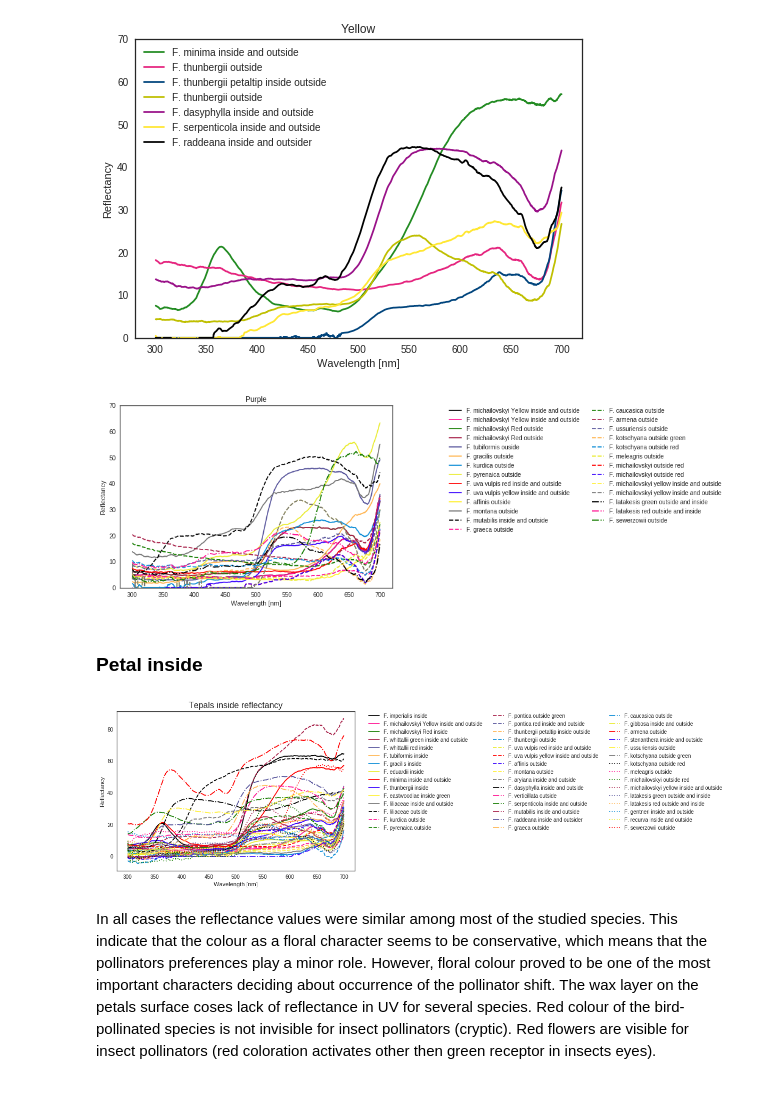
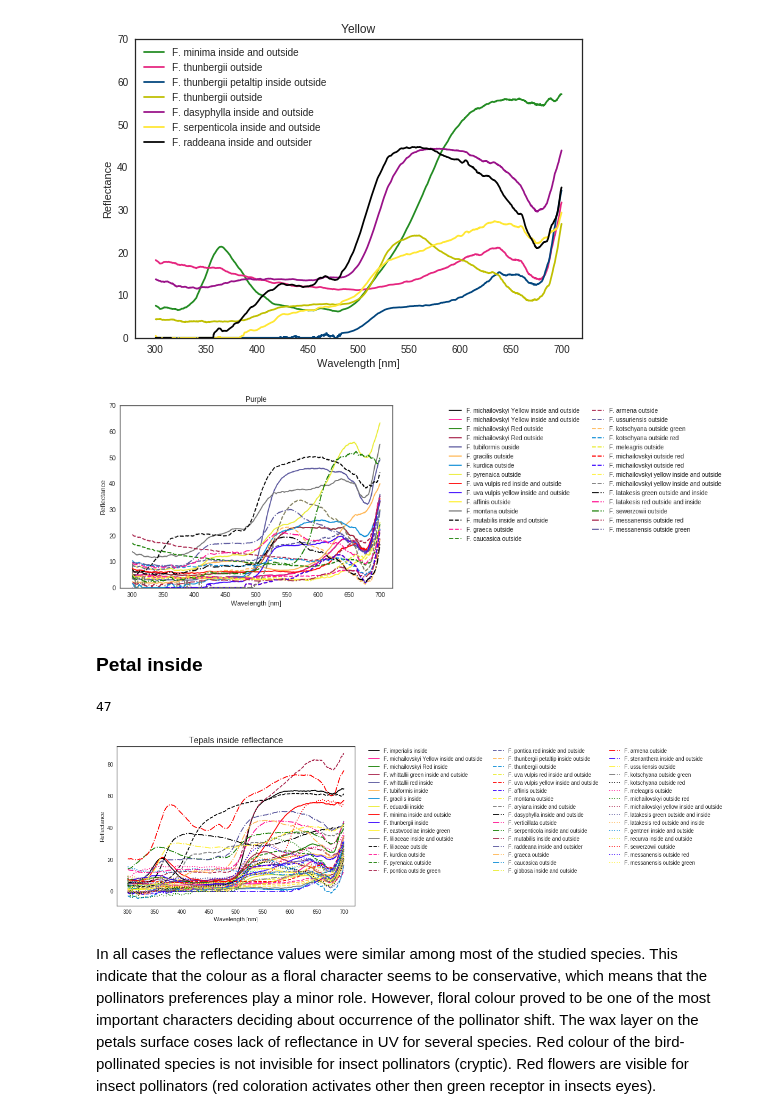
Before and after one commit to AgataRoguz/projekty_uw, a Jupyter notebook: Fritillaria_evolution.ipynb, the cells around one changed output. Saved outputs shown, nothing was run; the diff lists cells and outputs as text; code cells hidden in the pictures.

```diff
--- a/Fritillaria_evolution.ipynb
+++ b/Fritillaria_evolution.ipynb
@@ -553,7 +553,7 @@ for i in range(11):
 for i in range(11, len(outside)):
     outside_species.append(reduce(lambda a, kv: a.replace(*kv), nms[9:], outside[i]))
 # %%
-N = 45
+N = 47
 l_styles = ['-','--','-.',':']
 m_styles = ['','.','o','^','*']
 colormap = mpl.cm.Dark2.colors   # Qualitative colormap
@@ -564,11 +564,11 @@ for i,(marker,linestyle,color) in zip(range(N),itertools.product(m_styles,l_styl
              markersize=1,
              linestyle=linestyle,
              marker=marker, label=outside_species[i])
-plt.title("Tepals reflectancy", fontsize=16)
+plt.title("Tepals reflectance", fontsize=16)
 plt.xlabel("Wavelength [nm]")
-plt.ylabel("Reflectancy")
+plt.ylabel("Reflectance")
 #plt.figsize=(20,20)
 plt.legend(bbox_to_anchor=(1.1, 1), loc=2, borderaxespad=0.,ncol=2)
-#plt.savefig('Outside.jpg', bbox_inches="tight", dpi=1000)
+plt.savefig('Outside.jpg', bbox_inches="tight", dpi=1000)
 plt.show()
 # %% [output]
@@ -581,7 +581,7 @@ pink = ['F. aryiana', 'F. gibbosa','F. stenanthera']
 purple = ["F. michailovskyi",'F. tubiformis','F. gracilis', "F. kurdica",'F. pyrenaica',
            'F. uva vulpis', 'F. affinis','F. montana', 'F. mutabilis', 'F. graeca',
            'F. caucasica', 'F. armena','F. ussuriensis','F. kotschyana','F. meleagris',
-          "F. michailovskyi", 'F. latakesis', 'F. sewerzowii']
+          "F. michailovskyi", 'F. latakesis', 'F. sewerzowii', 'F. messanensis']
 red = ['F. eastwoodiae', 'F. gentneri', 'F. recurva']
 white = ["F. liliaceae"]
 yellow = ['F. minima','F. thunbergii','F. dasyphylla', 'F. serpenticola', 'F. raddeana']
@@ -602,10 +602,10 @@ for z in range(len(flower)):
         plt.legend(),
         plt.ylim(0,70)
     plt.xlabel("Wavelength [nm]")
-    plt.ylabel("Reflectancy")
+    plt.ylabel("Reflectance")
     plt.title(flower_colors[z])
     #saving plot with proper name
-    #plt.savefig('{}.jpg'.format(flower_colors[z]))
+    plt.savefig('{}.jpg'.format(flower_colors[z]))
 plt.show()
 # %% [output]
 [figure]
@@ -616,7 +616,8 @@ plt.show()
 [figure]
 # %%
 matching_purple = [i for i, x in enumerate(outside_species) for keyword in purple if keyword in x]
-N=27
+len(matching_purple)
+N=29
 l_styles = ['-','--','-.',':']
 m_styles = ['','.','o','^','*']
 colormap = mpl.cm.Dark2.colors   # Qualitative colormap
@@ -629,14 +630,14 @@ for i,(marker,linestyle,color) in zip(range(N),itertools.product(m_styles,l_styl
     plt.ylim(0,70)
     plt.title("Purple")
     plt.xlabel("Wavelength [nm]")
-    plt.ylabel("Reflectancy")
+    plt.ylabel("Reflectance")
 #plt.figsize=(10,10)
 
 plt.legend(bbox_to_anchor=(1.2, 1), loc=2, borderaxespad=0.,ncol=2)
 plt.savefig('purple.jpg', bbox_inches="tight", dpi=1000)
 plt.show()
 # %% [output]
-[figure, old version]
+[figure, new version]
 # %% [markdown]
 ### Petal inside
 # %%
@@ -668,25 +669,29 @@ for i in range(11):
 # %%
 for i in range(11, len(outside)):
     inside_species.append(reduce(lambda a, kv: a.replace(*kv), nms[9:], outside[i]))
+# %%
+len(inside_species)
+# %% [output]
+47
 # %%
-N = 45
+N = 47
 l_styles = ['-','--','-.',':']
 m_styles = ['','.','o','^','*']
 colormap = mpl.cm.Dark2.colors   # Qualitative colormap
 for i,(marker,linestyle,color) in zip(range(N),itertools.product(m_styles,l_styles, col_nect)):
     plt.plot(sheets_inside[i]["nm"],sheets_inside[i]["mean"],
              #color=matplotlib.colors.to_hex(col[i]),
              color = color, markersize=1,
              linestyle=linestyle, marker=marker, label=inside_species[i])
 #plt.figsize=(10,10)
-plt.title("Tepals inside reflectancy", fontsize=16)
+plt.title("Tepals inside reflectance", fontsize=16)
 plt.xlabel("Wavelength [nm]")
-plt.ylabel("Reflectancy")
+plt.ylabel("Reflectance")
 plt.legend(bbox_to_anchor=(1.05, 1), loc=2, borderaxespad=0.,ncol=3)
-#plt.savefig('Inside.jpg', bbox_inches="tight", dpi=1000)
+plt.savefig('Inside.jpg', bbox_inches="tight", dpi=1000)
 plt.show()
 # %% [output]
-[figure, old version]
+[figure, new version]
 # %% [markdown]
 In all cases the reflectance values were similar among most of the studied species. This indicate that the colour as a floral character seems to be conservative, which means that the pollinators preferences play a minor role. However, floral colour proved to be one of the most important characters deciding about occurrence of the pollinator shift.
 The wax layer on the petals surface coses lack of reflectance in UV for several species. Red colour of the bird-pollinated species is not invisible for insect pollinators (cryptic). Red flowers are visible for insect pollinators (red coloration activates other then green receptor in insects eyes).
```
Also changed, not shown: parts of 17 cells of this notebook.
